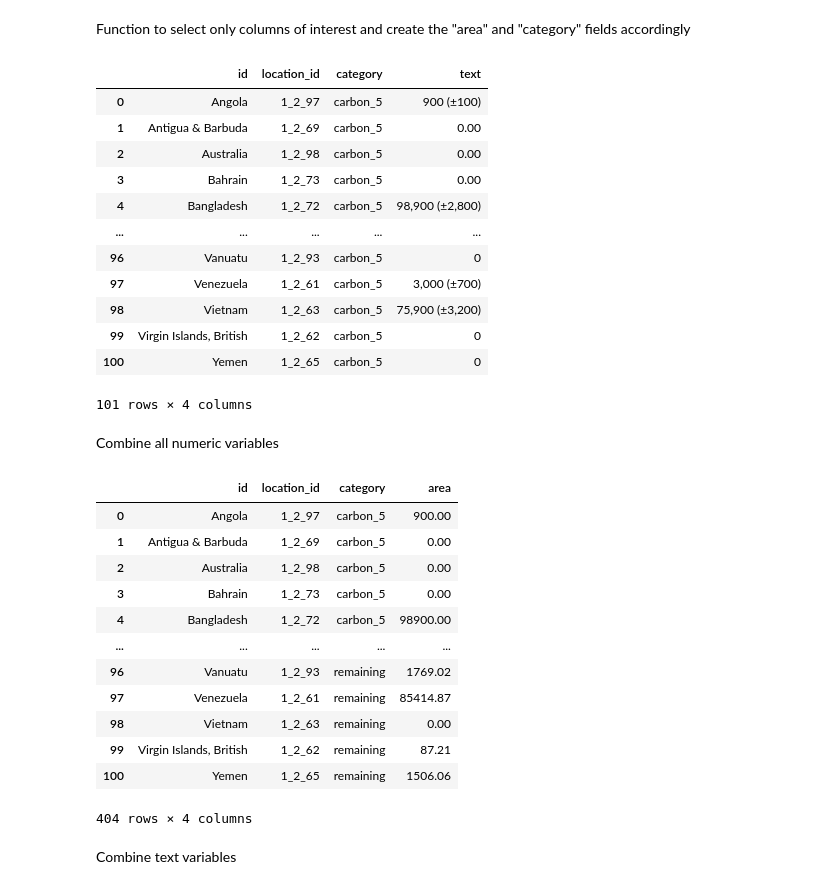
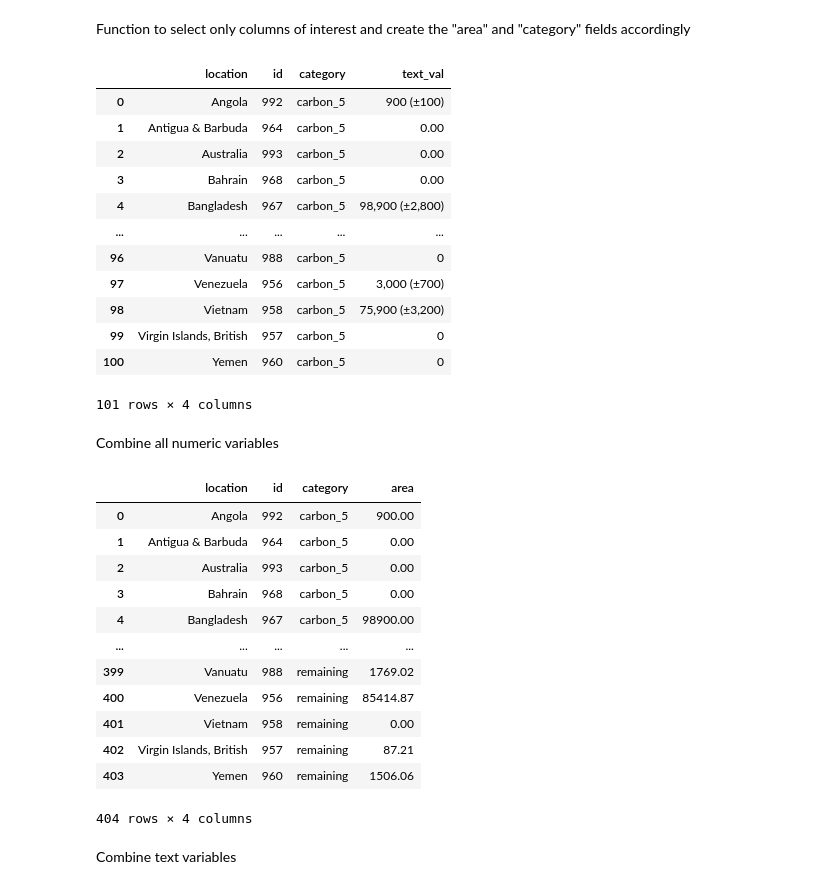
Before and after one commit to lhilarides/mangrove-atlas, a Jupyter notebook: data/notebooks/Lab/data_exploration/Carbon_investment_widget.ipynb, the cells around one changed output. Cells and saved outputs as stored; diff of their text form; code cells hidden in the pictures.

```diff
--- a/data/notebooks/Lab/data_exploration/Carbon_investment_widget.ipynb
+++ b/data/notebooks/Lab/data_exploration/Carbon_investment_widget.ipynb
@@ -100,0 +94,7 @@ locations.head()
+# %%
+#locations = pd.read_csv('../../../data/Country_location_id.csv')
+dataLocation = requests.get('https://mangrove-atlas-api.herokuapp.com/api/v2/locations').json()['data']
+locations = pd.DataFrame(dataLocation)
+locations = locations[locations['location_type'] == 'country']
+locations.rename(columns={'iso':'ISO'}, inplace = True)
+locations.head()
@@ -100,0 +108,4 @@ locations.head()
+# %%
+id_field = 'id'
+loc = locations[[id_field, 'ISO', 'name']]
+loc.head()
@@ -101,6 +119,8 @@ locations.head()
 # %%
-df = pd.merge(carbon_data, locations[['ISO', 'location_id']], on= 'ISO', how= 'left')
-df = df[['ISO', 'location_id',	'Country','Carbon_5_txt','Carbon_5_area','Carbon_10_txt','Carbon_10_area','Diff_carbon_5_10','Protected_area','Remaining_area']]
+df = pd.merge(carbon_data, loc, on= 'ISO', how= 'left')
+df = df[['ISO', id_field, 'name','Country','Carbon_5_txt','Carbon_5_area','Carbon_10_txt','Carbon_10_area','Diff_carbon_5_10','Protected_area','Remaining_area']]
 df.columns = df.columns.str.lower()
+df.rename(columns={'name':'location'}, inplace=True)
+df.drop(columns='country', inplace=True)
 df
 # %% [output]
@@ -124,18 +144,18 @@ Function to select only columns of interest and create the "area" and "category"
 # %%
 def prep_data(df, var):
     label = var.replace('_area', '').replace('_txt', '')
-    vars_select = ['country', 'location_id', var]
+    vars_select = ['location', id_field, var]
     df_select = df[vars_select].copy()
     if '_area' in var:
         df_select['area'] = df_select[var]
         df_select['category'] = label
-        df_select = df_select[['country', 'location_id', 'category', 'area']]
-        df_select.rename(columns={'country':'id'}, inplace=True)
+        df_select = df_select[['location', id_field, 'category', 'area']]
+        #df_select.rename(columns={'country':'id'}, inplace=True)
     else:
-        df_select['text'] = df_select[var]
+        df_select['text_val'] = df_select[var]
         df_select['category'] = label
-        df_select = df_select[['country', 'location_id', 'category', 'text']]
-        df_select.rename(columns={'country':'id'}, inplace=True)
+        df_select = df_select[['location', id_field, 'category', 'text_val']]
+        #df_select.rename(columns={'country':'id'}, inplace=True)
 
     return df_select
 # %%
@@ -143,40 +163,41 @@ var = 'carbon_5_txt'
 t = prep_data(df, var)
 t
 # %% [output]
-|  | id | location_id | category | text |
-| 0 | Angola | 1_2_97 | carbon_5 | 900 (±100) |
-| 1 | Antigua & Barbuda | 1_2_69 | carbon_5 | 0.00 |
-| 2 | Australia | 1_2_98 | carbon_5 | 0.00 |
-| 3 | Bahrain | 1_2_73 | carbon_5 | 0.00 |
-| 4 | Bangladesh | 1_2_72 | carbon_5 | 98,900 (±2,800) |
+|  | location | id | category | text_val |
+| 0 | Angola | 992 | carbon_5 | 900 (±100) |
+| 1 | Antigua & Barbuda | 964 | carbon_5 | 0.00 |
+| 2 | Australia | 993 | carbon_5 | 0.00 |
+| 3 | Bahrain | 968 | carbon_5 | 0.00 |
+| 4 | Bangladesh | 967 | carbon_5 | 98,900 (±2,800) |
 | ... | ... | ... | ... | ... |
-| 96 | Vanuatu | 1_2_93 | carbon_5 | 0 |
-| 97 | Venezuela | 1_2_61 | carbon_5 | 3,000 (±700) |
-| 98 | Vietnam | 1_2_63 | carbon_5 | 75,900 (±3,200) |
-| 99 | Virgin Islands, British | 1_2_62 | carbon_5 | 0 |
-| 100 | Yemen | 1_2_65 | carbon_5 | 0 |
+| 96 | Vanuatu | 988 | carbon_5 | 0 |
+| 97 | Venezuela | 956 | carbon_5 | 3,000 (±700) |
+| 98 | Vietnam | 958 | carbon_5 | 75,900 (±3,200) |
+| 99 | Virgin Islands, British | 957 | carbon_5 | 0 |
+| 100 | Yemen | 960 | carbon_5 | 0 |
 101 rows × 4 columns
 # %% [markdown]
 Combine all numeric variables
 # %%
 df_num = pd.concat([prep_data(df, 'carbon_5_area'),
                     prep_data(df, 'carbon_10_area'),
                     prep_data(df, 'protected_area'),
                     prep_data(df, 'remaining_area')])
+df_num.reset_index(drop=True, inplace=True)
 df_num
 # %% [output]
-|  | id | location_id | category | area |
-| 0 | Angola | 1_2_97 | carbon_5 | 900.00 |
-| 1 | Antigua & Barbuda | 1_2_69 | carbon_5 | 0.00 |
-| 2 | Australia | 1_2_98 | carbon_5 | 0.00 |
-| 3 | Bahrain | 1_2_73 | carbon_5 | 0.00 |
-| 4 | Bangladesh | 1_2_72 | carbon_5 | 98900.00 |
+|  | location | id | category | area |
+| 0 | Angola | 992 | carbon_5 | 900.00 |
+| 1 | Antigua & Barbuda | 964 | carbon_5 | 0.00 |
+| 2 | Australia | 993 | carbon_5 | 0.00 |
+| 3 | Bahrain | 968 | carbon_5 | 0.00 |
+| 4 | Bangladesh | 967 | carbon_5 | 98900.00 |
 | ... | ... | ... | ... | ... |
-| 96 | Vanuatu | 1_2_93 | remaining | 1769.02 |
-| 97 | Venezuela | 1_2_61 | remaining | 85414.87 |
-| 98 | Vietnam | 1_2_63 | remaining | 0.00 |
-| 99 | Virgin Islands, British | 1_2_62 | remaining | 87.21 |
-| 100 | Yemen | 1_2_65 | remaining | 1506.06 |
+| 399 | Vanuatu | 988 | remaining | 1769.02 |
+| 400 | Venezuela | 956 | remaining | 85414.87 |
+| 401 | Vietnam | 958 | remaining | 0.00 |
+| 402 | Virgin Islands, British | 957 | remaining | 87.21 |
+| 403 | Yemen | 960 | remaining | 1506.06 |
 404 rows × 4 columns
 # %% [markdown]
 Combine text variables
```
Also changed, not shown: parts of 13 cells of this notebook.
